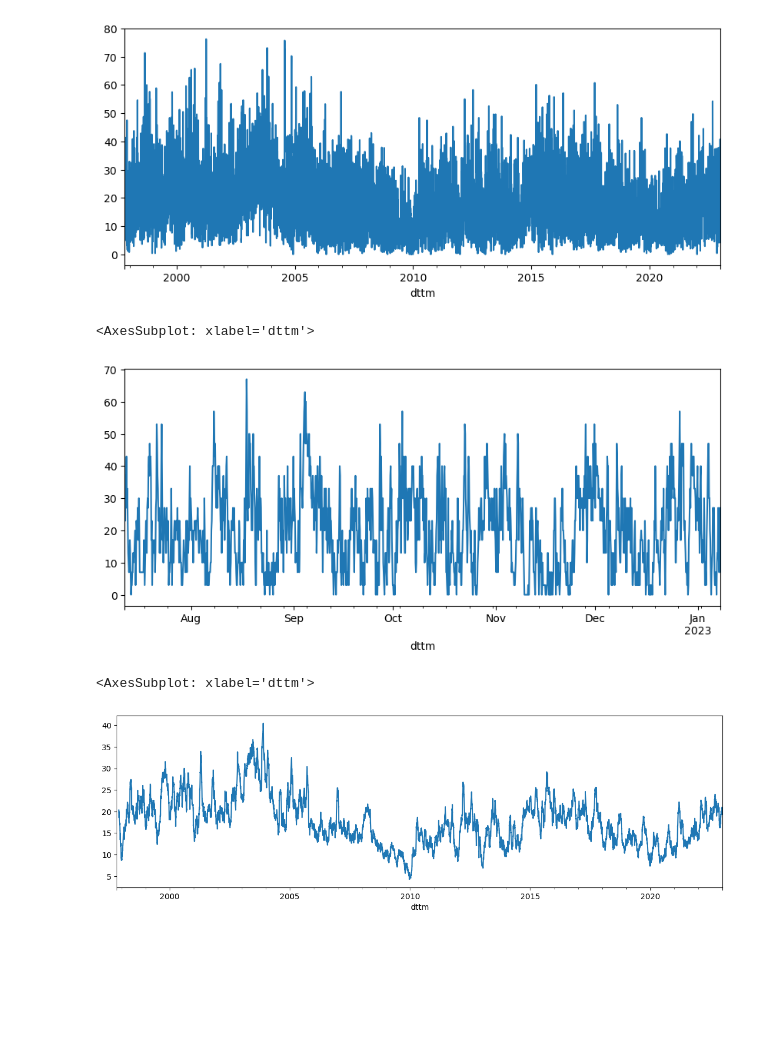
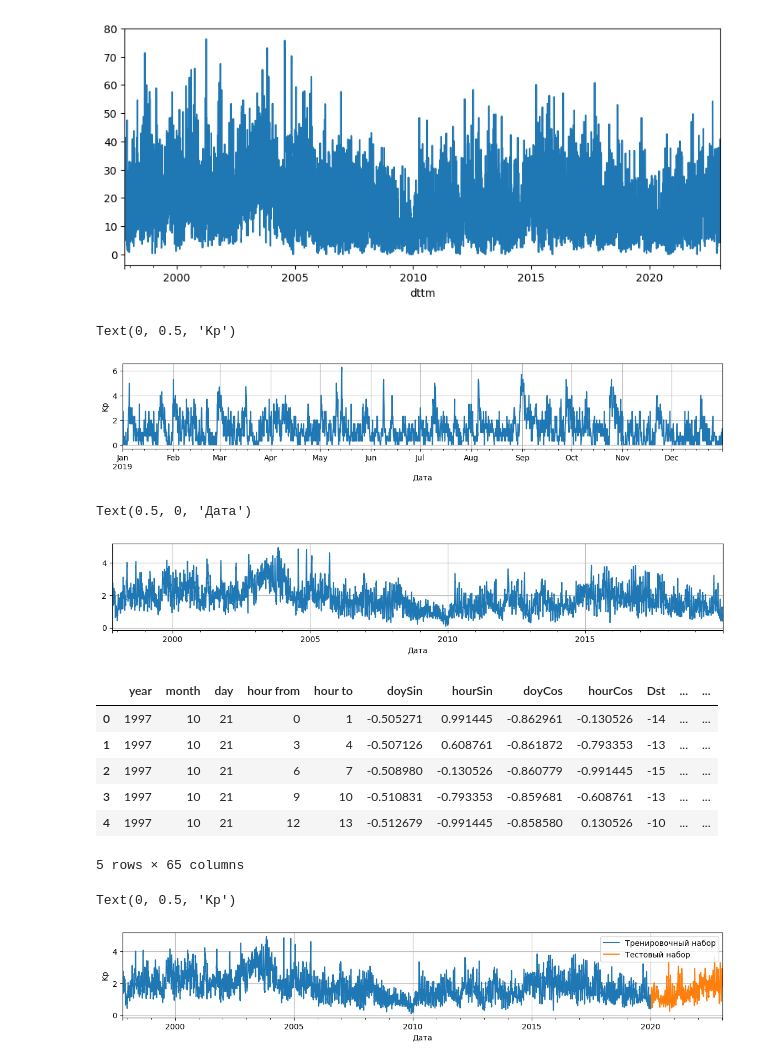
Before and after one commit to oldhroft/kp_research, a Jupyter notebook: notebooks/EDA.ipynb, the cells around one changed output. Drawn from its saved outputs; the diff is of its cells as text; code cells hidden in the pictures; blank space fills up the shorter version.

```diff
--- a/notebooks/EDA.ipynb
+++ b/notebooks/EDA.ipynb
@@ -8,7 +10,6 @@ os.chdir('../')
 # %%
-data = pd.read_csv(
-    './data/All_browse_data_без_погружения_19971021_20230107_с_пропусками.csv',
-    encoding='cp1251', na_values='N')
+data, data_test, categories = read_data(
+    './data/All_browse_data_без_погружения_19971021_20230107_с_пропусками.csv')
 
 data.head()
 # %% [output]
@@ -24,3 +23,3 @@ from scripts.pipeline.preprocess import preprocess_3h
-# %%
-data = preprocess_3h(data)
+# %%
+data = pd.concat([data, data_test], ignore_index=True)
 # %%
@@ -43,23 +42,74 @@ Name: category, dtype: int64
 # %%
 (
     data
     .set_index("dttm")["Kp*10"]
     .sort_index()
-    .last('180d')
-    .plot(figsize=(10, 4))
+    .divide(10)
+    .last('365d')
+    .plot(figsize=(14, 2))
 )
+
+plt.grid()
+
+plt.xlabel("Дата")
+plt.ylabel("Kp")
 # %% [output]
-<AxesSubplot: xlabel='dttm'>
+Text(0, 0.5, 'Kp')
-[figure, old version]
+[figure, new version]
 # %%
 (
     data
     .set_index("dttm")["Kp*10"]
     .sort_index()
-    .rolling(7 * 4 * 24 // 3)
+    .rolling(7 * 24 // 3)
     .mean()
-    .plot(figsize=(14, 4))
+    .divide(10)
+    .plot(figsize=(14,2))
 )
+
+plt.grid()
+plt.xlabel("Дата")
 # %% [output]
-<AxesSubplot: xlabel='dttm'>
+Text(0.5, 0, 'Дата')
-[figure, old version]
+[figure, new version]
+# %%
+data, data_test, categories = read_data(
+    './data/All_browse_data_без_погружения_19971021_20230107_с_пропусками.csv')
+
+data.head()
+# %% [output]
+|  | year | month | day | hour from | hour to | doySin | hourSin | doyCos | hourCos | Dst | ... | ... |
+| 0 | 1997 | 10 | 21 | 0 | 1 | -0.505271 | 0.991445 | -0.862961 | -0.130526 | -14 | ... | ... |
+| 1 | 1997 | 10 | 21 | 3 | 4 | -0.507126 | 0.608761 | -0.861872 | -0.793353 | -13 | ... | ... |
+| 2 | 1997 | 10 | 21 | 6 | 7 | -0.508980 | -0.130526 | -0.860779 | -0.991445 | -15 | ... | ... |
+| 3 | 1997 | 10 | 21 | 9 | 10 | -0.510831 | -0.793353 | -0.859681 | -0.608761 | -13 | ... | ... |
+| 4 | 1997 | 10 | 21 | 12 | 13 | -0.512679 | -0.991445 | -0.858580 | 0.130526 | -10 | ... | ... |
+5 rows × 65 columns
+# %%
+(
+    data
+    .set_index("dttm")["Kp*10"]
+    .sort_index()
+    .rolling(7 * 24 // 3)
+    .mean()
+    .divide(10)
+    .plot(figsize=(14, 2), label="Тренировочный набор")
+)
+
+(
+    data_test
+    .set_index("dttm")["Kp*10"]
+    .sort_index()
+    .rolling(7 * 24 // 3)
+    .mean()
+    .divide(10)
+    .plot(label="Тестовый набор")
+)
+
+plt.grid()
+plt.legend()
+plt.xlabel("Дата")
+plt.ylabel("Kp")
+# %% [output]
+Text(0, 0.5, 'Kp')
+[figure, added]
```
Also changed, not shown: parts of 4 cells of this notebook, 2 other files.
